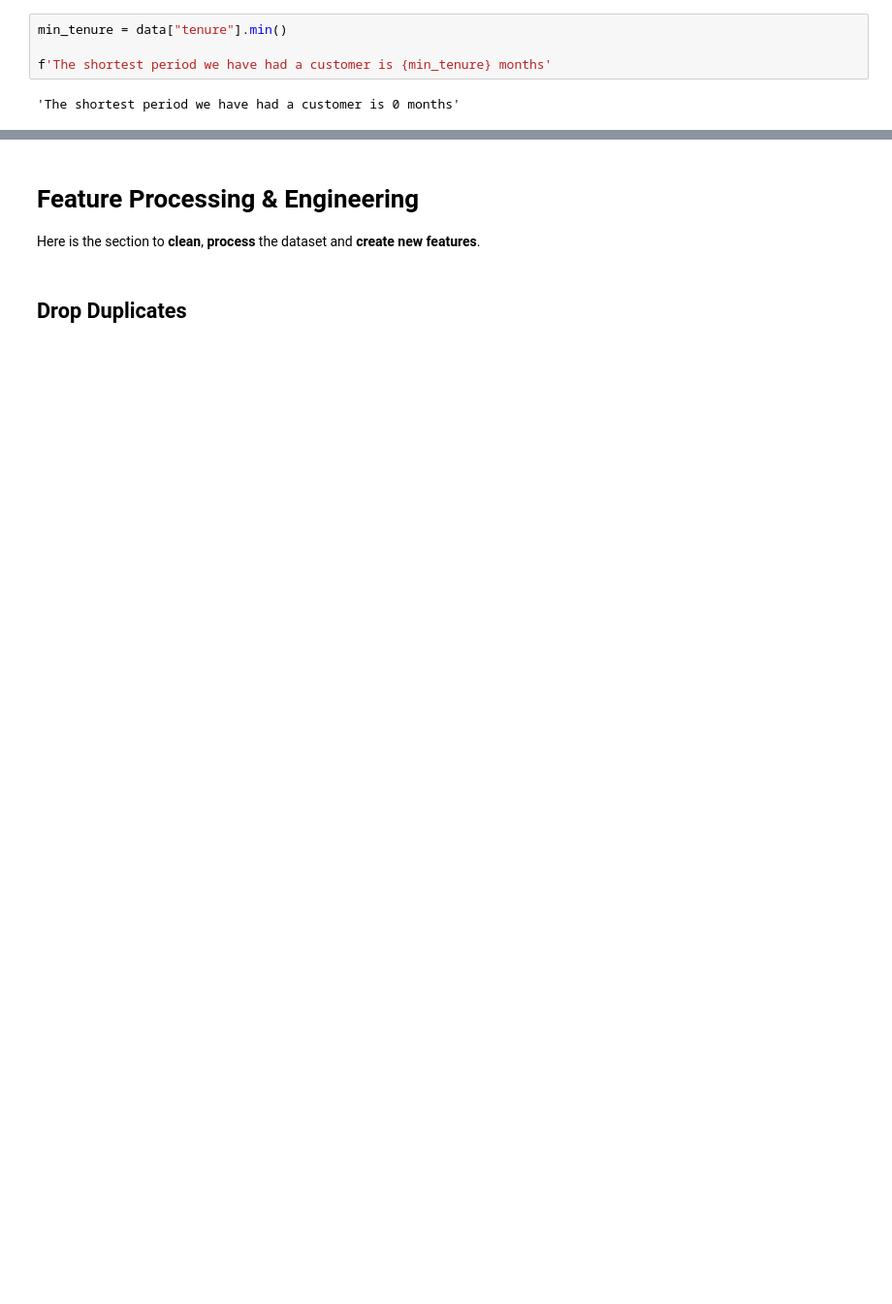
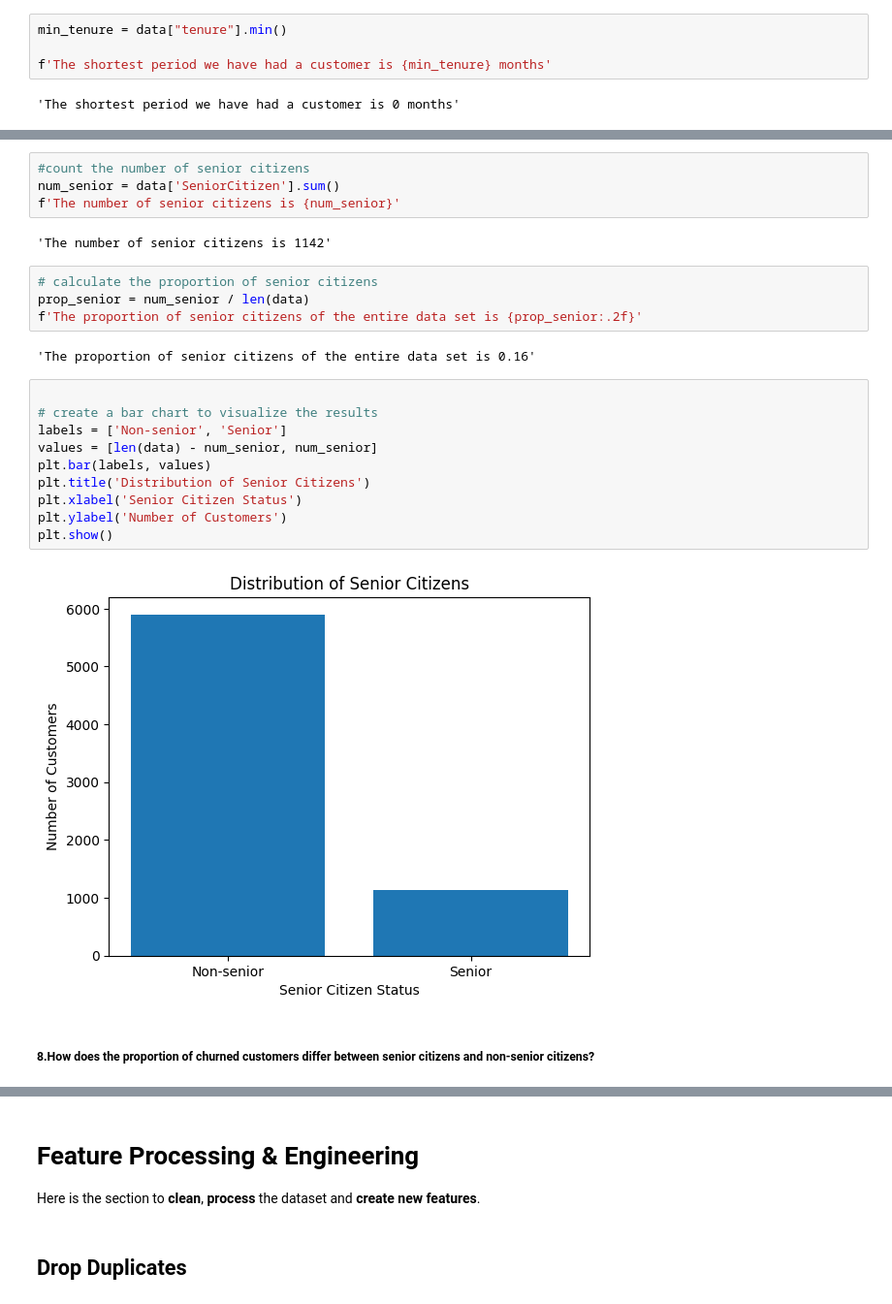
Before and after one commit to Gilbert-B/Predicting-Customer-Churn, a Jupyter notebook: Data/Predicting_Customer_Churn.ipynb, the cells around one changed output, grey strips where cells are left out. Shown at 97% size. Drawn from its saved outputs; the diff is of its cells as text; blank space fills up the shorter version.

```diff
--- a/Data/Predicting_Customer_Churn.ipynb
+++ b/Data/Predicting_Customer_Churn.ipynb
@@ -303,0 +341,26 @@ f'The shortest period we have had a customer is {min_tenure} months'
+# %%
+#count the number of senior citizens
+num_senior = data['SeniorCitizen'].sum()
+f'The number of senior citizens is {num_senior}'
+# %% [output]
+'The number of senior citizens is 1142'
+# %%
+# calculate the proportion of senior citizens
+prop_senior = num_senior / len(data)
+f'The proportion of senior citizens of the entire data set is {prop_senior:.2f}'
+# %% [output]
+'The proportion of senior citizens of the entire data set is 0.16'
+# %%
+
+# create a bar chart to visualize the results
+labels = ['Non-senior', 'Senior']
+values = [len(data) - num_senior, num_senior]
+plt.bar(labels, values)
+plt.title('Distribution of Senior Citizens')
+plt.xlabel('Senior Citizen Status')
+plt.ylabel('Number of Customers')
+plt.show()
+# %% [output]
+[figure, added]
+# %% [markdown]
+##### 8.How does the proportion of churned customers differ between senior citizens and non-senior citizens?
```
Also changed, not shown: parts of 63 cells of this notebook.
